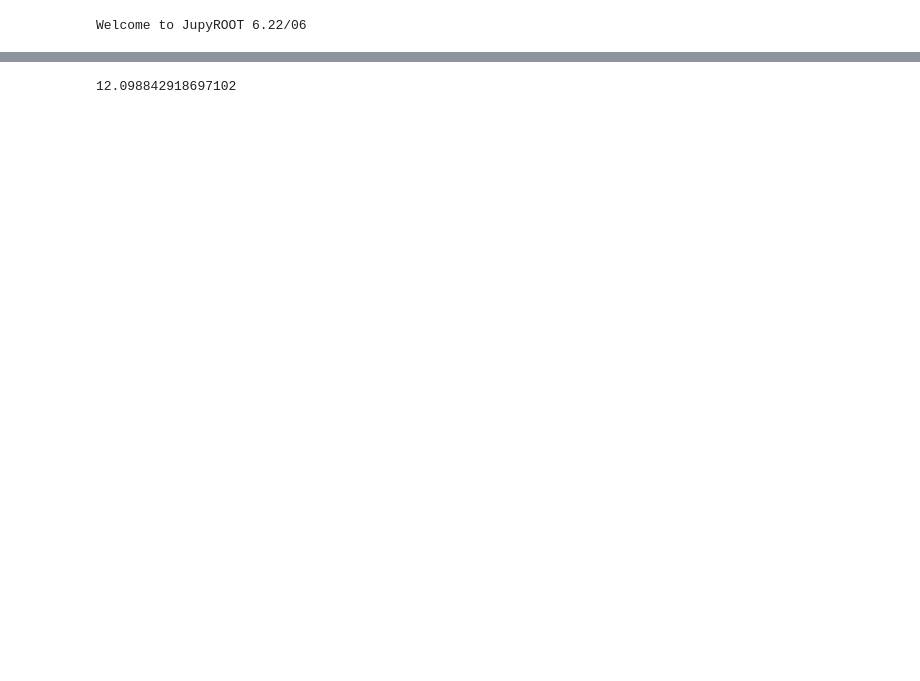
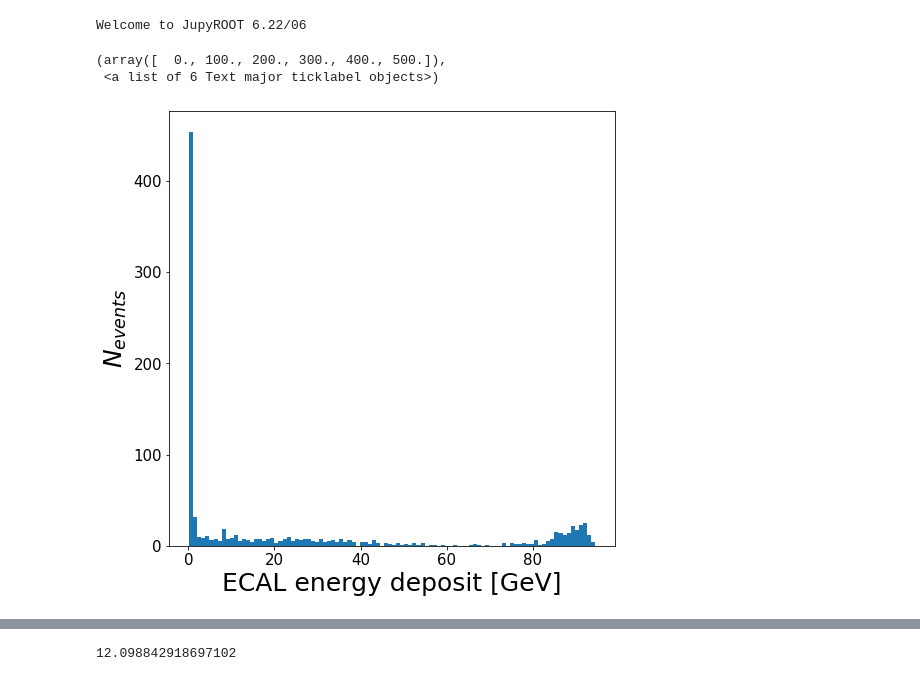
Before and after one commit to adrienauriol/EPPTexercice1, a Jupyter notebook: EPPT/exercice/Analysis_test.ipynb, the cells around one changed output, grey strips where cells are left out. Drawn from its saved outputs; the diff is of its cells as text; code cells hidden in the pictures; blank space fills up the shorter version.

```diff
--- a/EPPT/exercice/Analysis_test.ipynb
+++ b/EPPT/exercice/Analysis_test.ipynb
@@ -7,3 +7,4 @@ from scipy import optimize
 Welcome to JupyROOT 6.22/06
 # %%
 path="/home/aa/EPPT/run/"
+case = "case1"
@@ -12,0 +11,46 @@ tree = load_file.Get('B5')
+# %%
+if (case == 'case1') or (case == 'case1_PbBefore') or (case == 'case1_PbAfter') :
+    P_TRUE = 100
+    B_TRUE = 0.5
+elif (case == 'case2') or (case == 'case2_PbBefore') or (case == 'case2_PbAfter') :
+    P_TRUE = 100
+    B_TRUE = 0.25
+elif (case == 'case3') or (case == 'case3_PbBefore') or (case == 'case3_PbAfter') :
+    P_TRUE = 100
+    B_TRUE = 1
+elif (case == 'case4') or (case == 'case4_PbBefore') or (case == 'case4_PbAfter') :
+    P_TRUE = 50
+    B_TRUE = 0.5
+elif (case == 'case5') or (case == 'case5_PbBefore') or (case == 'case5_PbAfter') :
+    P_TRUE = 200
+    B_TRUE = 0.5
+
+#Load file and tree
+load_file = TFile(path+"B5_"+case+".root", "READ")
+tree = load_file.Get('B5')
+# %%
+ECEnergy = []
+for entry in range(0, tree.GetEntries()):
+    tree.GetEntry(entry)
+    if (np.array( getattr(tree, 'ECEnergy')) /1000 > 0):
+        ECEnergy.append( np.array( getattr(tree, 'ECEnergy')) /1000 )
+
+HCEnergy = []
+for entry in range(0, tree.GetEntries()):
+    tree.GetEntry(entry)
+    if (np.array( getattr(tree, 'HCEnergy')) /1000 > 0):
+        HCEnergy.append( np.array( getattr(tree, 'HCEnergy')) /1000 )
+# %%
+fig = plt.figure(figsize=(8,8))
+
+y, x, _ = plt.hist(ECEnergy,bins=100,range=(min(ECEnergy),max(ECEnergy)),density=False)
+
+
+plt.xlabel('ECAL energy deposit [GeV]',fontsize=25)
+plt.ylabel('$N_{events}$',fontsize=25)
+plt.xticks(fontsize=15)
+plt.yticks(fontsize=15)
+# %% [output]
+(array([  0., 100., 200., 300., 400., 500.]),
+ <a list of 6 Text major ticklabel objects>)
+[figure, added]
```
Also changed, not shown: parts of 7 cells of this notebook, 29 other files.
